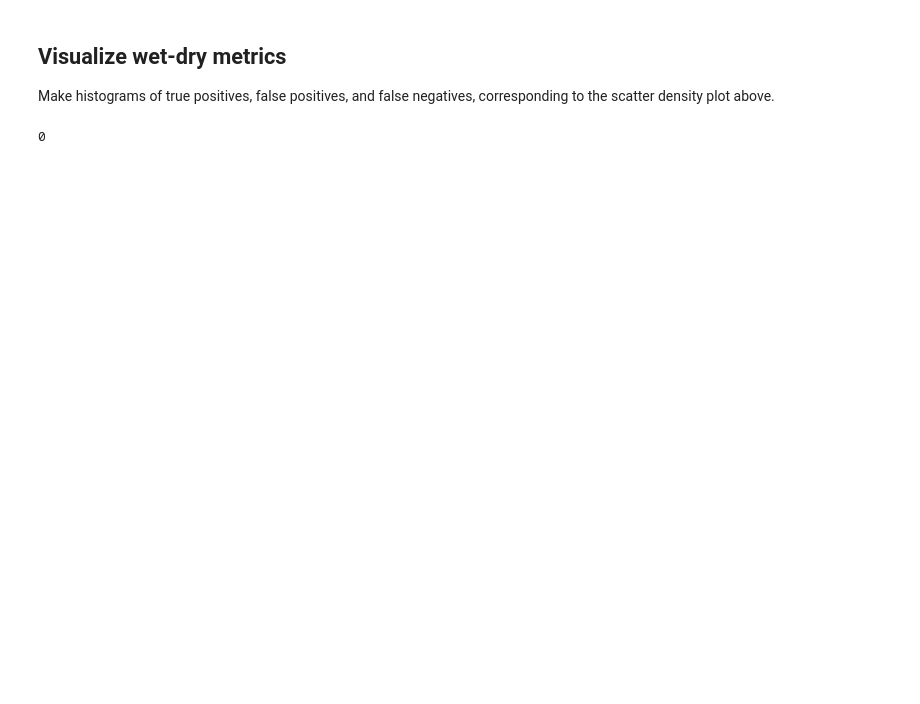
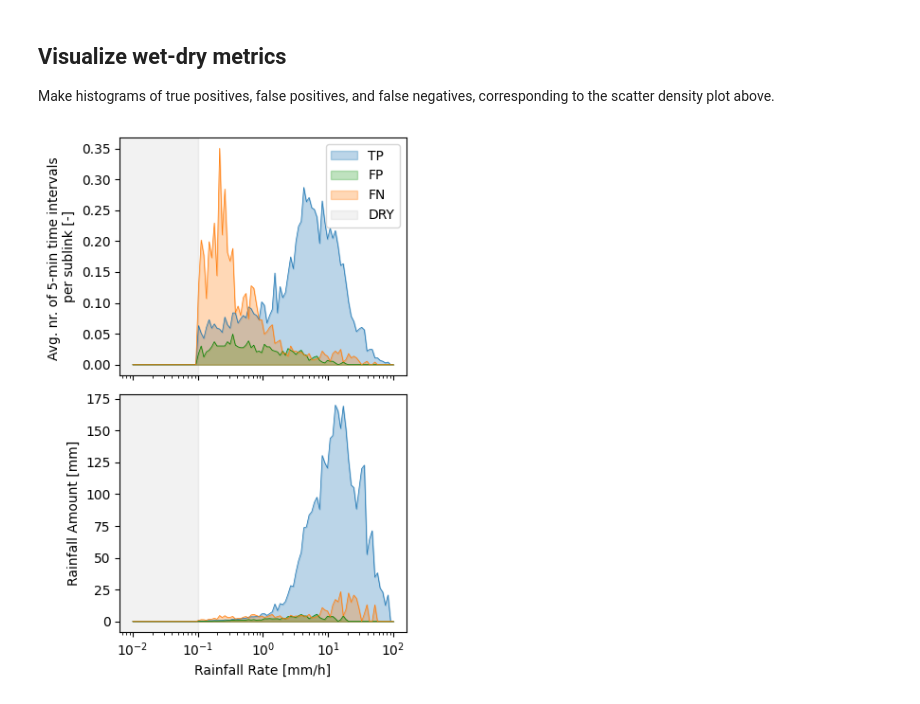
Before and after one commit to OpenSenseAction/poligrain, a Jupyter notebook: docs/notebooks/Example_validation.ipynb, the cells around one changed output. Saved outputs shown, nothing was run; the diff lists cells and outputs as text; code cells hidden in the pictures; blank space fills up the shorter version.

```diff
--- a/docs/notebooks/Example_validation.ipynb
+++ b/docs/notebooks/Example_validation.ipynb
@@ -335,10 +255,5 @@ Verification metrics:
 # %% [markdown]
 ## Visualize wet-dry metrics
 Make histograms of true positives, false positives, and false negatives, corresponding to the scatter density plot above.
-# %%
-ttt = np.logical_and(cmls_flattened < threshold, radar_flattened < threshold)
-len(cmls_flattened[ttt])
-# %% [output]
-0
 # %%
-threshold = 0.001  # mm/h
+threshold = 0.1  # mm/h
@@ -344,0 +284,73 @@ threshold = 0.001  # mm/h
+# %%
+fig, axs = plt.subplots(
+    2,
+    1,
+    figsize=(4, 6),
+    dpi=100,
+    sharex=True,
+)
+x = np.logspace(-2, 2, num=100, endpoint=True, base=10.0, dtype=None, axis=0)
+w = (log_bins[1:] - log_bins[:-1]) / 2
+w= x
+
+axs[0].plot(
+    x,
+    (tp) / ds_cmls_size,
+    color="C0",
+    linewidth=0.5,
+)
+axs[0].fill_between(x, (tp) / ds_cmls_size, alpha=0.3, color="C0", label="TP")
+axs[0].plot(
+    x,
+    (fp) / ds_cmls_size,
+    color="green",
+    linewidth=0.5,
+)
+axs[0].fill_between(x, (fp) / ds_cmls_size, alpha=0.3, color="C2", label="FP")
+axs[0].plot(
+    x,
+    (fn) / ds_cmls_size,
+    color="tab:orange",
+    linewidth=0.5,
+)
+axs[0].fill_between(x, (fn) / ds_cmls_size, alpha=0.3, color="tab:orange", label="FN")
+
+axs[1].plot(
+    x,
+    (tp) * w / 12,
+    color="C0",
+    linewidth=0.5,
+)
+axs[1].fill_between(x, (tp) * w / 12, alpha=0.3, color="C0", label="TP")
+axs[1].plot(
+    x,
+    (fp) * w / 12,
+    color="green",
+    linewidth=0.5,
+)
+axs[1].fill_between(
+    x, (fp) * w / 12, alpha=0.3, color="green", label="FP"
+)
+axs[1].plot(
+    x,
+    (fn) * w / 12,
+    color="tab:orange",
+    linewidth=0.5,
+)
+axs[1].fill_between(x, (fn) * w / 12, alpha=0.3, color="tab:orange", label="FN")
+
+plot_thr = threshold
+axs[0].set_xscale("log")
+axs[0].axvspan(0, plot_thr, alpha=0.1, color="grey", label="DRY")
+axs[1].axvspan(0, plot_thr, alpha=0.1, color="grey")
+
+axs[0].set_ylabel("Avg. nr. of 5-min time intervals \nper sublink [-]")
+# axs[0].set_xlabel('Rainfall Rate [mm/h]')
+axs[1].set_ylabel("Rainfall Amount [mm]")
+axs[1].set_xlabel("Rainfall Rate [mm/h]")
+
+axs[0].legend()
+plt.tight_layout()
+plt.show()
+# %% [output]
+[figure, added]
```
Also changed, not shown: parts of 38 cells of this notebook, 1 other file.
